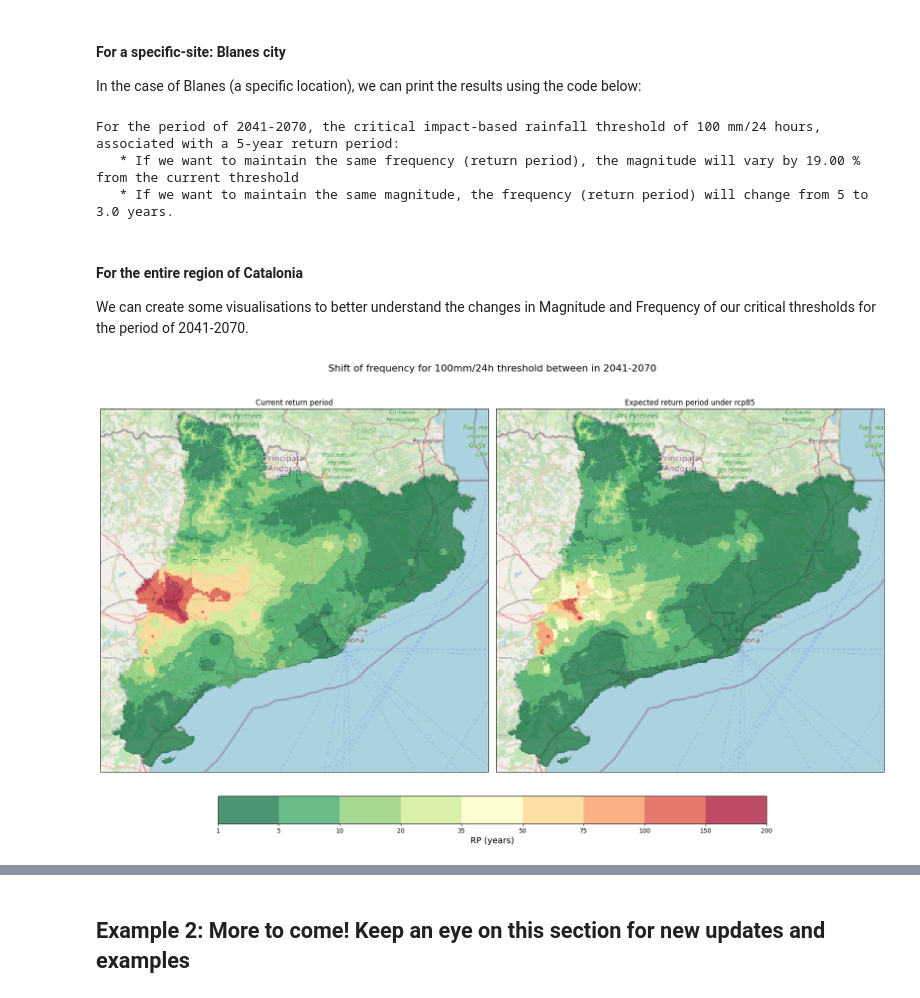
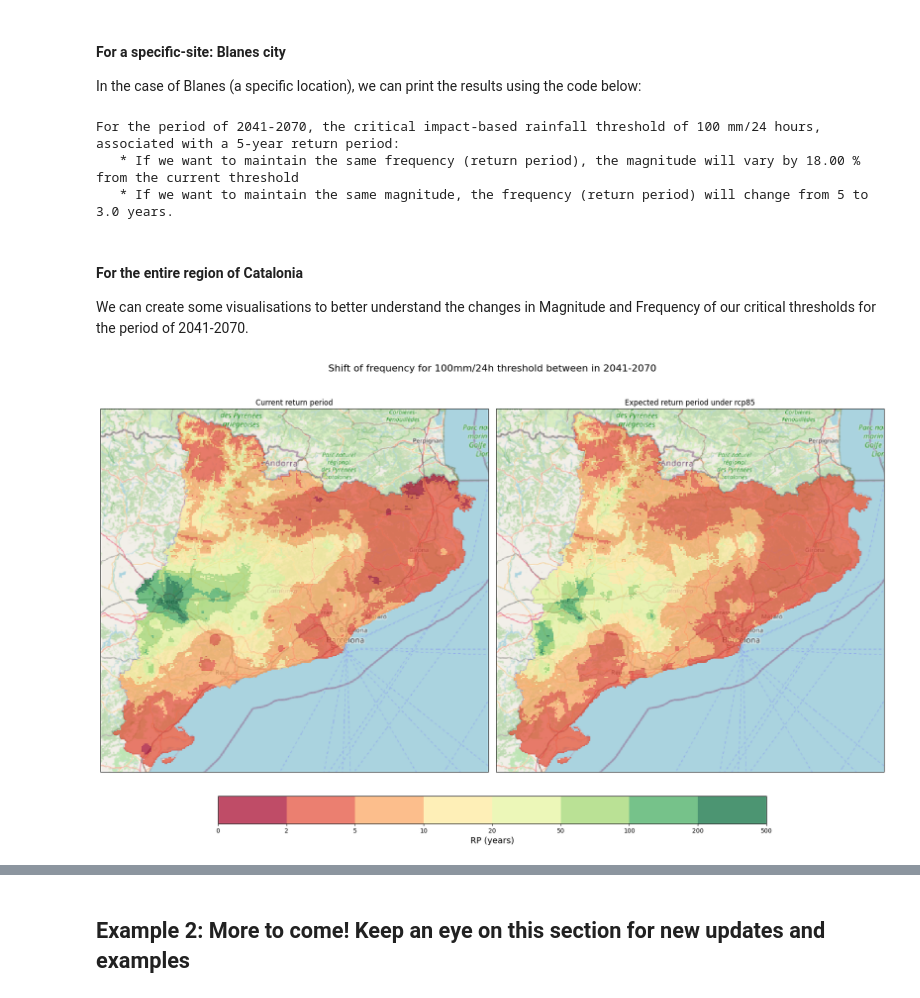
Before and after one commit to CLIMAAX/HEAVY_RAINFALL, a Jupyter notebook: 01_Extreme_precipitation/EXTREME_PRECIPITATION_Risk_Assessment_examples.ipynb, the cells around one changed output, grey strips where cells are left out. Cells and saved outputs as stored; diff of their text form; code cells hidden in the pictures.

```diff
--- a/01_Extreme_precipitation/EXTREME_PRECIPITATION_Risk_Assessment_examples.ipynb
+++ b/01_Extreme_precipitation/EXTREME_PRECIPITATION_Risk_Assessment_examples.ipynb
@@ -140,7 +140,7 @@ For more details on how the hazard dataset used in this risk assessment was gene
 :::
 # %%
 # Define global variable to define the dataset to use (False to use pre-computed datasets)
-DATASET_HAZARD_ASSESSMENT = True
+DATASET_HAZARD_ASSESSMENT = False
 
 # Define global options for hazard dataset (matching the ones in Hazard Assessment or within the pre-computed dataset options)
 GCM = 'ichec-ec-earth'
@@ -262,10 +281,26 @@ shift_point = magnitude_frequency_shift([INTENSITY_TH, DURATION_TH, FREQUENCY_TH
+# %%
+# Read all IDFs
+rp = [2, 5, 10, 20, 50, 100, 200, 500]
+list_files = sorted(glob.glob("/var/dades/research1/gonzalez/CLIMAAX/ECMWF_GITHUB/data/CLIMA_IDF2020_*.tif"))
+# Get metadata
+meta = rasterio.open(list_files[0]).meta
+# Read data
+idf_cat = np.zeros((len(rp), meta['height'], meta['width']))
+for i, f in enumerate(list_files):
+    idf_cat[i, :, :] = rasterio.open(f).read(1)
+
+# Do the interpolation to get the RP for the 100mm
+ds_rp_th = np.apply_along_axis(linear_extrapolation, 0, idf_cat, rp, 100, nodata=meta['nodata'])
+
+# Save the RP tiff
+path_rp_th = os.path.join(results_dir, 'RP_CAT_threshold_100mm.tiff')
+with rasterio.open(path_rp_th, 'w', **meta) as dst:
+        dst.write(ds_rp_th, 1)
 # %%
-print('Downloading Catalonia thresholds...')
-path_rp_th = precip_data_pooch.fetch("RP_CAT_threshold_100mm.tiff")
-
 # Load and plot the return period for critical threshold.
 print("Loading Catalonia thresholds...")
 ds_rp_th = rio.open_rasterio(path_rp_th)
+nodata = rasterio.open(list_files[0]).meta['nodata']
 
 # Access projection and data values
 proj_rp_th = ds_rp_th.rio.crs
@@ -274,9 +309,9 @@ nvar, ny, nx = ds_rp_th.shape
 data = ds_rp_th.values
 
 # Create new arrays for return period shift, precipitation shift and precipitation factor.
-sh_rp = np.full((ny,nx), fill_value=ds_rp_th._FillValue, dtype='float32')
-sh_prec = np.full((ny,nx), fill_value=ds_rp_th._FillValue, dtype='float32')
-sh_prec_factor = np.full((ny, nx), fill_value=ds_rp_th._FillValue, dtype='float32')
+sh_rp = np.full((ny,nx), fill_value=ds_rp_th._FillValue, dtype='float64')
+sh_prec = np.full((ny,nx), fill_value=ds_rp_th._FillValue, dtype='float64')
+sh_prec_factor = np.full((ny, nx), fill_value=ds_rp_th._FillValue, dtype='float64')
 
 # Transform lat/lon coordinates into Hazard Dataset CRS.
 xy_th = np.asarray(np.where(data > 0))[[2,1],:]
@@ -340,7 +377,7 @@ print(f"   * If we want to maintain the same frequency (return period), the magn
 print(f"   * If we want to maintain the same magnitude, the frequency (return period) will change from {FREQUENCY_TH} to {shift_point[0]} years.")
 # %% [output]
 For the period of 2041-2070, the critical impact-based rainfall threshold of 100 mm/24 hours, associated with a 5-year return period:
-   * If we want to maintain the same frequency (return period), the magnitude will vary by 19.00 % from the current threshold
+   * If we want to maintain the same frequency (return period), the magnitude will vary by 18.00 % from the current threshold
    * If we want to maintain the same magnitude, the frequency (return period) will change from 5 to 3.0 years.
 # %% [markdown]
 #### For the entire region of Catalonia
@@ -348,28 +385,27 @@ We can create some visualisations to better understand the changes in Magnitude
 # %%
 # Convert projection so matplotlib understands it.
 proj_rp_map = ccrs.epsg(proj_rp_th.to_epsg())
 # Path of rasters to plot.
 r1 = path_rp_th
 r2 = glob.glob(os.path.join(results_dir, 'RP_shift*.tiff'))[0]
 # Define colorbar.
-cmap_ret_per = plt.get_cmap("RdYlGn_r")
-# bounds_ret_per = [1, 2, 3, 4, 5, 10, 25, 50, 100, 200]
-bounds_ret_per = [1, 5, 10, 20, 35, 50, 75, 100, 150, 200]
+cmap_ret_per = plt.get_cmap("RdYlGn")
+bounds_ret_per = [0, 2, 5, 10, 20, 50, 100, 200, 500]
 norm_ret_per = mpl.colors.BoundaryNorm(bounds_ret_per, cmap_ret_per.N)
 fig_rp, ax_rp = plt.subplots(1,2, figsize = (18,11), subplot_kw = {'projection': proj_rp_map}, layout = 'constrained')
 for i, file in enumerate([r1, r2]):
     ds_i = rio.open_rasterio(file, masked =True)
     im = ds_i.plot(ax = ax_rp[i], add_colorbar=False, norm = norm_ret_per, cmap=cmap_ret_per, alpha = 0.7)
     ctx.add_basemap(ax=ax_rp[i], crs=proj_rp_map, source=ctx.providers.OpenStreetMap.Mapnik,
                attribution = False)
 
 ax_rp[0].set_title('Current return period')
 ax_rp[1].set_title(f'Expected return period under {RCP}')
-cb_rp = fig_rp.colorbar(im, ax = ax_rp[:], location='bottom', shrink = 0.7)
+cb_rp = fig_rp.colorbar(im, ax = ax_rp[:], ticks=bounds_ret_per, location='bottom', shrink = 0.7)
 cb_rp.set_label('RP (years)', fontsize = 14)
 fig_rp.suptitle(f"Shift of frequency for 100mm/24h threshold between in {TIME_FRAMES[RCP]}",fontsize = 16)
 plt.show()
 
 fig_rp.savefig(os.path.join(plots_dir, f'RP_shift_threshold_{TIME_FRAMES[RCP]}.png'))
 # %% [output]
-[figure, old version]
+[figure, new version]
```
Also changed, not shown: parts of 7 cells of this notebook, 1 other file.
